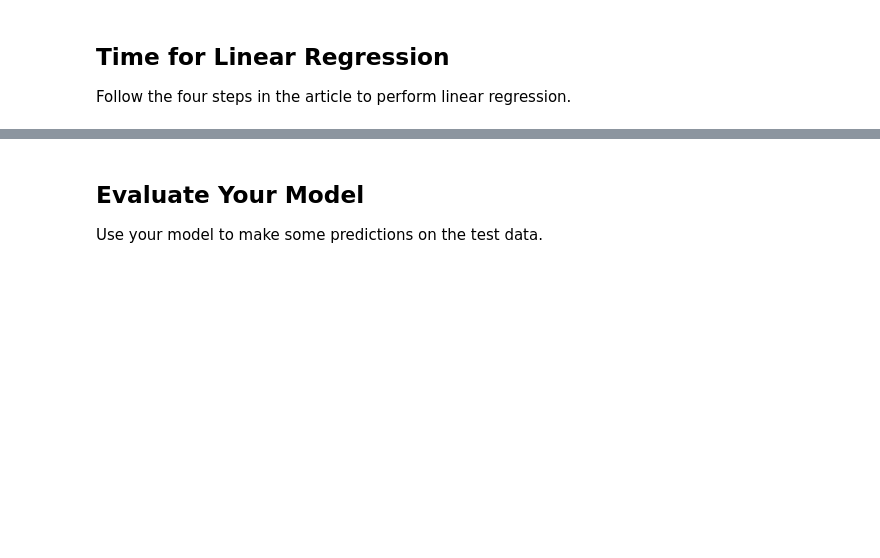
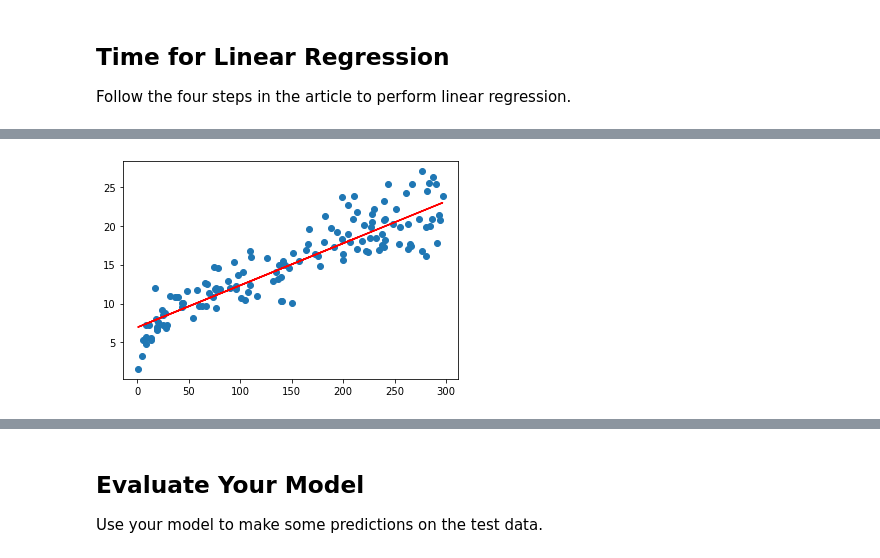
Before and after one commit to dbhaley/Data-modeling-pt-2exercises, a Jupyter notebook: linear-regression.ipynb, the cells around one changed output, grey strips where cells are left out. Drawn from its saved outputs; the diff is of its cells as text; code cells hidden in the pictures; blank space fills up the shorter version.

```diff
--- a/linear-regression.ipynb
+++ b/linear-regression.ipynb
@@ -59,7 +97,7 @@ plt.show()
 Follow the four steps in the article to perform linear regression.
 # %%
 # Step 1 is to assign your x and y
-x = advertising['TV']
+X = advertising['TV']
 y = advertising['Sales']
 # %%
 # Step 2 is to create your train and test sets
@@ -77 +180,8 @@ x_train_sm = sm.add_constant(x_train)
+# %%
+# Visualizing the regression line
+plt.scatter(X_train, y_train)
+plt.plot(X_train, 6.948 + 0.054*X_train, 'r')
+plt.show()
+# %% [output]
+[figure, added]
 # %%
```
Also changed, not shown: parts of 27 cells of this notebook, 2 other files.
